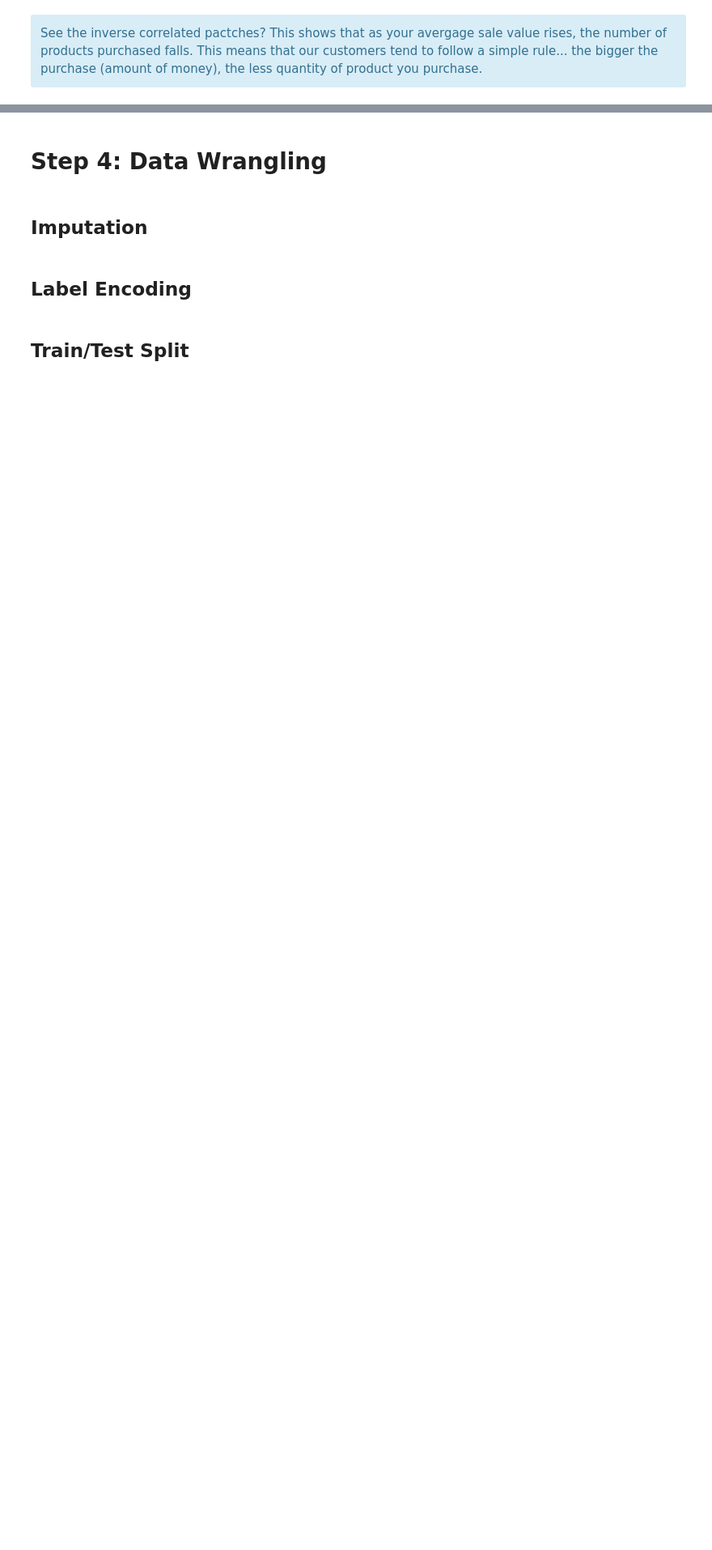
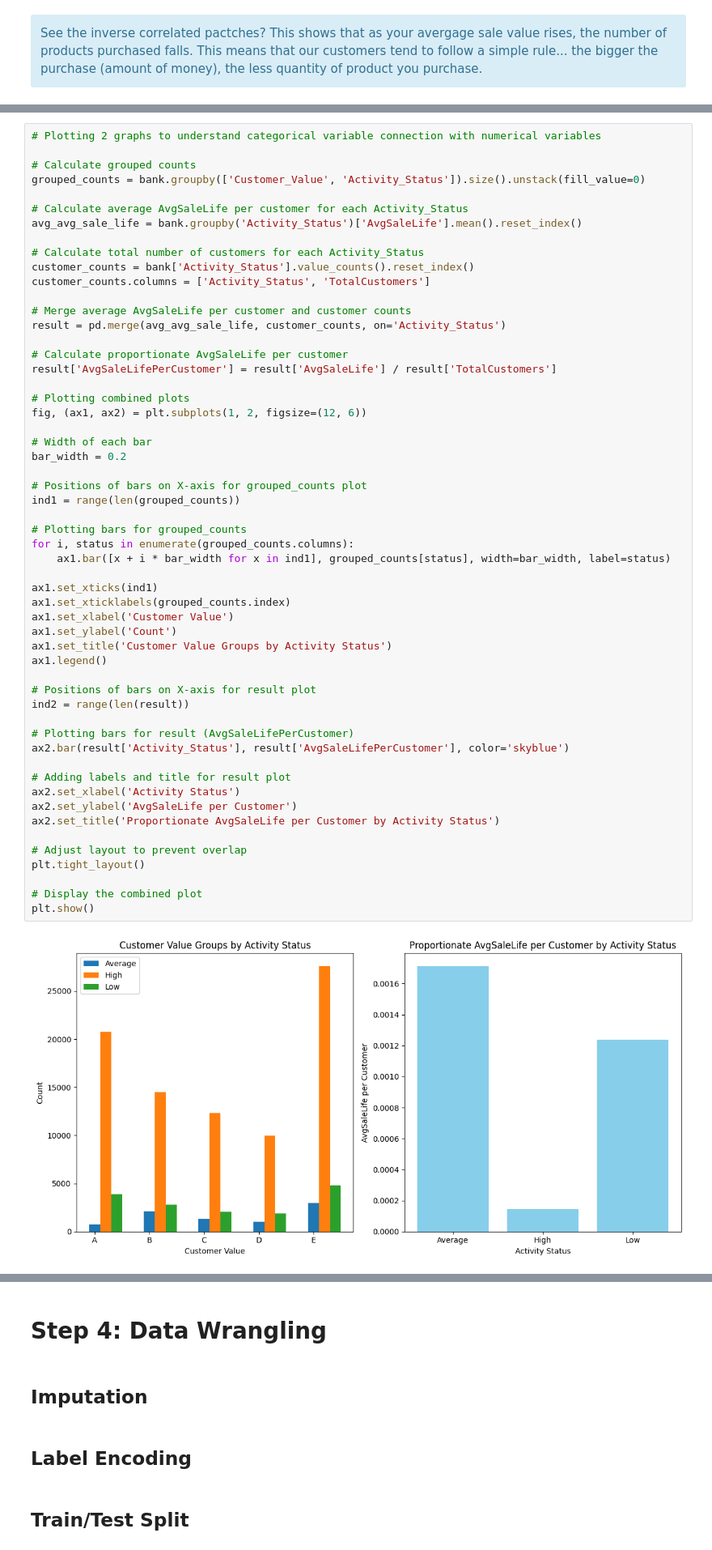
Before and after one commit to miligapetko/PythonInno, a Jupyter notebook: BankCampaign.ipynb, the cells around one changed output, grey strips where cells are left out. Shown at 81% size. Saved outputs shown, nothing was run; the diff lists cells and outputs as text; blank space fills up the shorter version.

```diff
--- a/BankCampaign.ipynb
+++ b/BankCampaign.ipynb
@@ -310,2 +253,59 @@ plt.show()
+# %%
+# Plotting 2 graphs to understand categorical variable connection with numerical variables
+
+# Calculate grouped counts
+grouped_counts = bank.groupby(['Customer_Value', 'Activity_Status']).size().unstack(fill_value=0)
+
+# Calculate average AvgSaleLife per customer for each Activity_Status
+avg_avg_sale_life = bank.groupby('Activity_Status')['AvgSaleLife'].mean().reset_index()
+
+# Calculate total number of customers for each Activity_Status
+customer_counts = bank['Activity_Status'].value_counts().reset_index()
+customer_counts.columns = ['Activity_Status', 'TotalCustomers']
+
+# Merge average AvgSaleLife per customer and customer counts
+result = pd.merge(avg_avg_sale_life, customer_counts, on='Activity_Status')
+
+# Calculate proportionate AvgSaleLife per customer
+result['AvgSaleLifePerCustomer'] = result['AvgSaleLife'] / result['TotalCustomers']
+
+# Plotting combined plots
+fig, (ax1, ax2) = plt.subplots(1, 2, figsize=(12, 6))
+
+# Width of each bar
+bar_width = 0.2
+
+# Positions of bars on X-axis for grouped_counts plot
+ind1 = range(len(grouped_counts))
+
+# Plotting bars for grouped_counts
+for i, status in enumerate(grouped_counts.columns):
+    ax1.bar([x + i * bar_width for x in ind1], grouped_counts[status], width=bar_width, label=status)
+
+ax1.set_xticks(ind1)
+ax1.set_xticklabels(grouped_counts.index)
+ax1.set_xlabel('Customer Value')
+ax1.set_ylabel('Count')
+ax1.set_title('Customer Value Groups by Activity Status')
+ax1.legend()
+
+# Positions of bars on X-axis for result plot
+ind2 = range(len(result))
+
+# Plotting bars for result (AvgSaleLifePerCustomer)
+ax2.bar(result['Activity_Status'], result['AvgSaleLifePerCustomer'], color='skyblue')
+
+# Adding labels and title for result plot
+ax2.set_xlabel('Activity Status')
+ax2.set_ylabel('AvgSaleLife per Customer')
+ax2.set_title('Proportionate AvgSaleLife per Customer by Activity Status')
+
+# Adjust layout to prevent overlap
+plt.tight_layout()
+
+# Display the combined plot
+plt.show()
+# %% [output]
+[figure, added]
 # %% [markdown]
 <div class="alert alert-info" role="alert">
```
Also changed, not shown: parts of 7 cells of this notebook.
